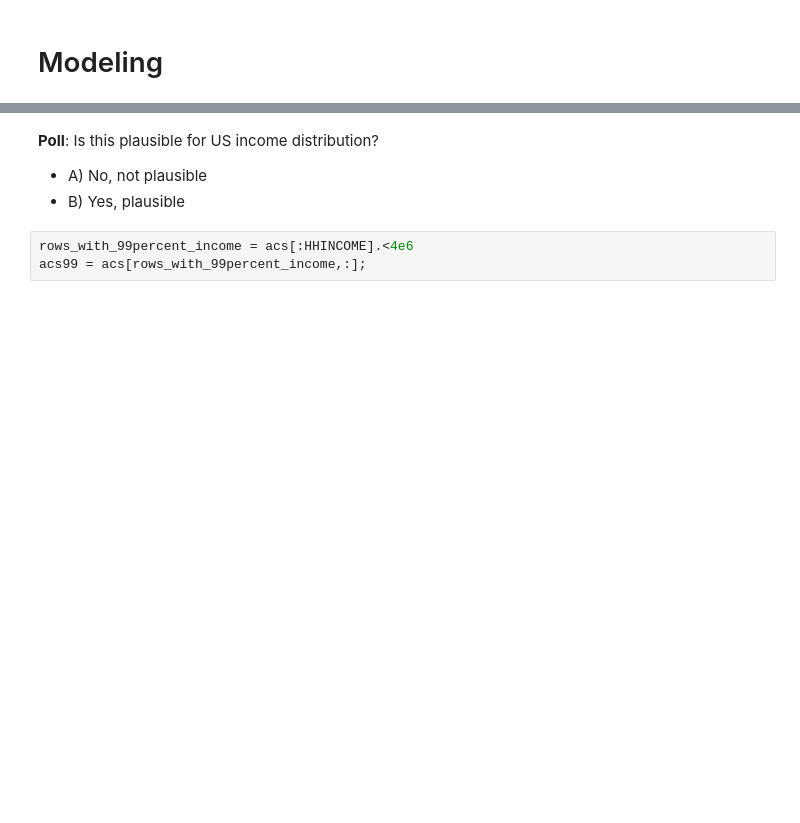
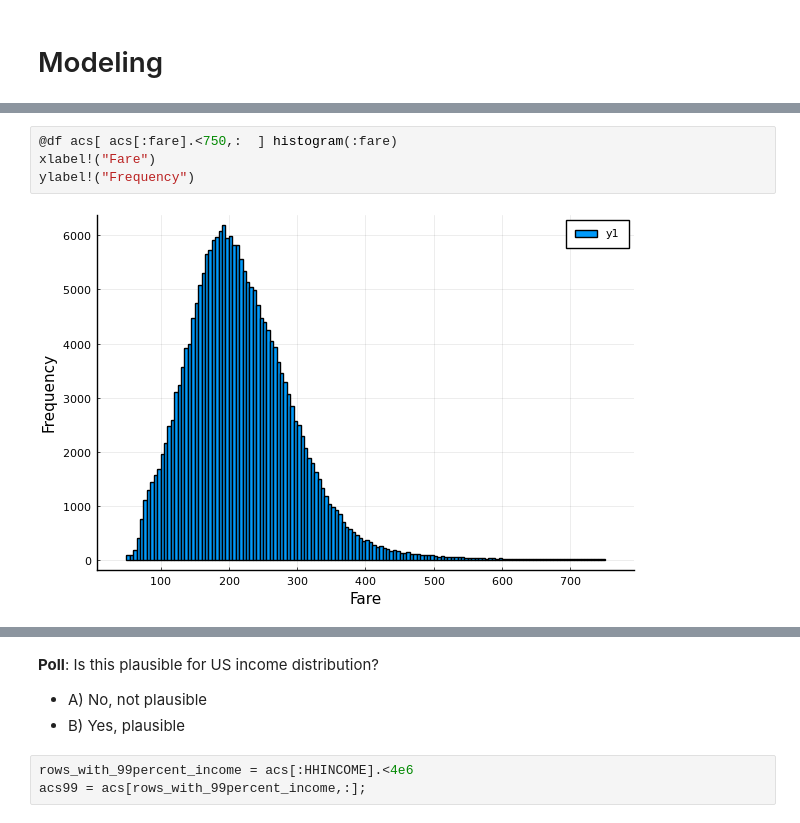
Before and after one commit to apcalam/ORIE4741-Project, a Jupyter notebook: eda.ipynb, the cells around one changed output, grey strips where cells are left out. Drawn from its saved outputs; the diff is of its cells as text; blank space fills up the shorter version.

```diff
--- a/eda.ipynb
+++ b/eda.ipynb
@@ -265,0 +273,6 @@ test_error = 84.80281062876561
+# %%
+@df acs[ acs[:fare].<750,:  ] histogram(:fare)
+xlabel!("Fare")
+ylabel!("Frequency")
+# %% [output]
+[figure, added]
```
Also changed, not shown: parts of 20 cells of this notebook, 3 other files.
